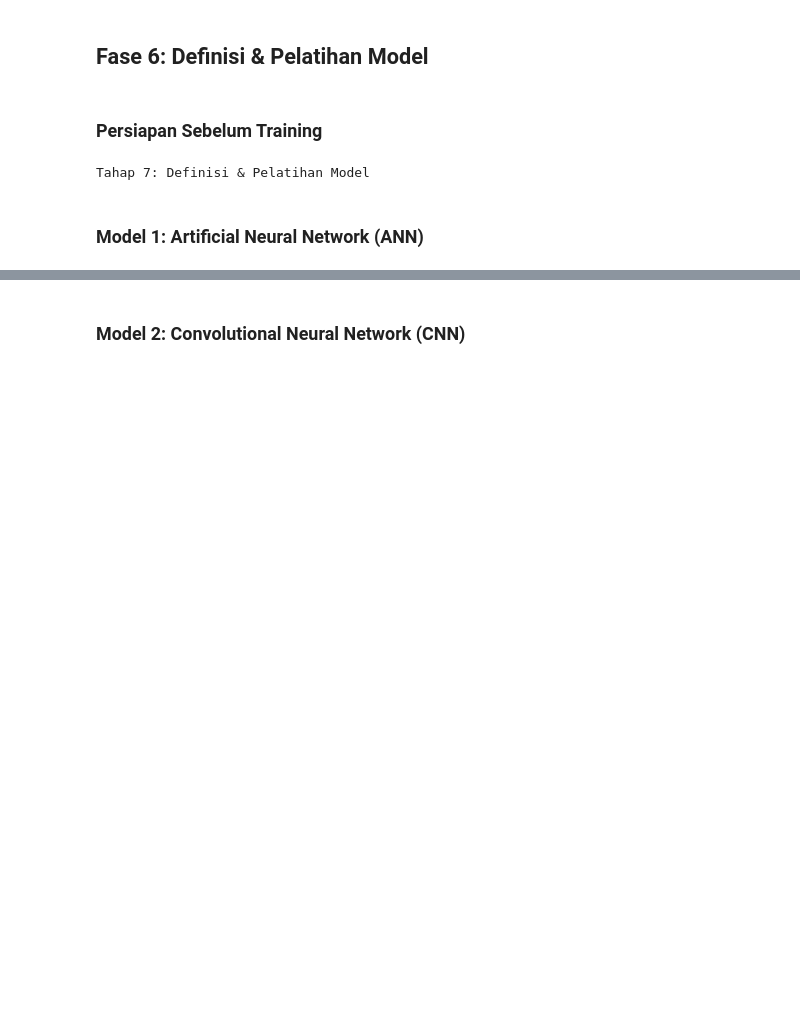
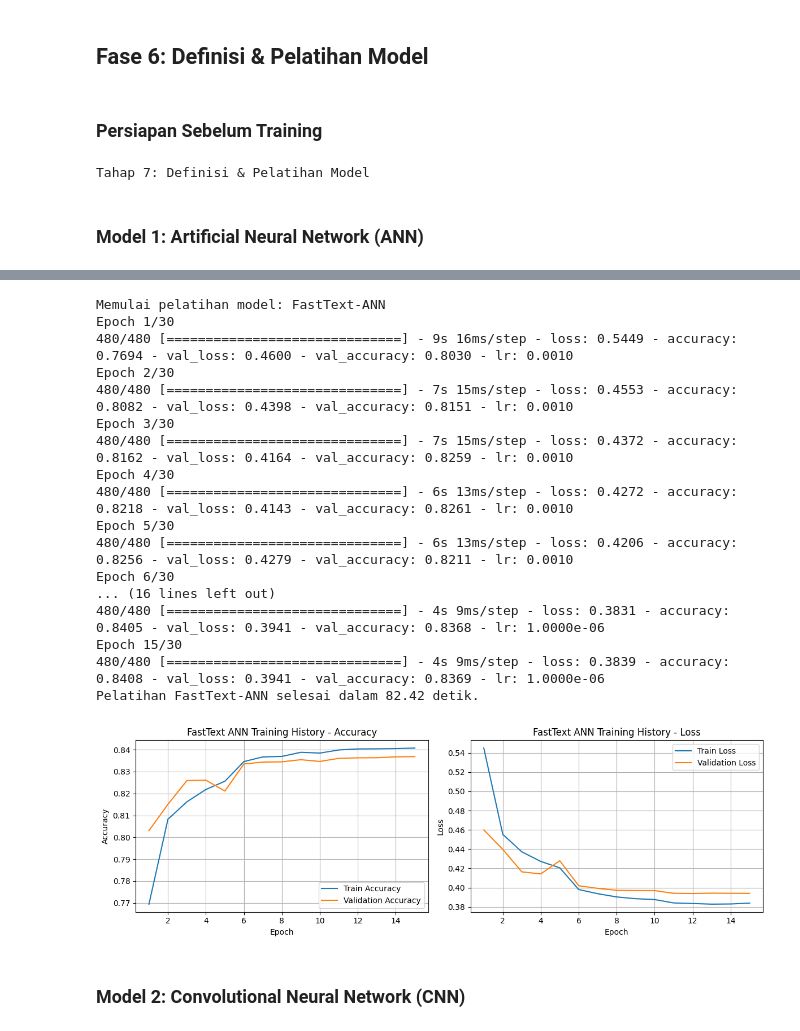
Before and after one commit to maybeitsai/coinbase-sentiment-analysis, a Jupyter notebook: sentiment-analysis.ipynb, the cells around one changed output, grey strips where cells are left out. Cells and saved outputs as stored; diff of their text form; code cells hidden in the pictures; blank space fills up the shorter version.

```diff
--- a/sentiment-analysis.ipynb
+++ b/sentiment-analysis.ipynb
@@ -586,14 +585,0 @@ EMBEDDING_DIM = 300
-# %%
-# Fungsi untuk mengunduh dan memuat model FastText
-def load_fasttext_model():
-    if not os.path.exists(FASTTEXT_MODEL_PATH):
-        print(f"Mengunduh model FastText...")
-        fasttext.util.download_model('en', if_exists='ignore')
-        os.rename('cc.en.300.bin', FASTTEXT_MODEL_PATH)
-
-    print(f"Memuat model FastText dari {FASTTEXT_MODEL_PATH}...")
-    ft_model = fasttext.load_model(FASTTEXT_MODEL_PATH)
-    return ft_model
-
-# Muat model FastText
-ft_model = load_fasttext_model()
@@ -849,2 +843,43 @@ KeyboardInterrupt:
+# %%
+# Latih model ANN
+print(f"\nMemulai pelatihan model: FastText-ANN")
+start_time_ann = time.time()
+
+history['fasttext_ann'] = model_tf_ann.fit(
+    X_train_pad, y_train,
+    epochs=EPOCHS_ANN,
+    batch_size=BATCH_SIZE_ANN,
+    validation_data=(X_val_pad, y_val),
+    callbacks=[
+        keras.callbacks.EarlyStopping(monitor='val_loss', patience=3, restore_best_weights=True),
+        keras.callbacks.ReduceLROnPlateau(monitor='val_loss', factor=0.1, patience=1, min_lr=1e-6)
+    ],
+    verbose=1 # Tampilkan progress per epoch
+)
+
+end_time_ann = time.time()
+print(f"Pelatihan FastText-ANN selesai dalam {end_time_ann - start_time_ann:.2f} detik.")
+
+# Plot hasil pelatihan ANN
+plot_history(history['fasttext_ann'], "FastText ANN Training History")
+# %% [output]
+Memulai pelatihan model: FastText-ANN
+Epoch 1/30
+480/480 [==============================] - 9s 16ms/step - loss: 0.5449 - accuracy: 0.7694 - val_loss: 0.4600 - val_accuracy: 0.8030 - lr: 0.0010
+Epoch 2/30
+480/480 [==============================] - 7s 15ms/step - loss: 0.4553 - accuracy: 0.8082 - val_loss: 0.4398 - val_accuracy: 0.8151 - lr: 0.0010
+Epoch 3/30
+480/480 [==============================] - 7s 15ms/step - loss: 0.4372 - accuracy: 0.8162 - val_loss: 0.4164 - val_accuracy: 0.8259 - lr: 0.0010
+Epoch 4/30
+480/480 [==============================] - 6s 13ms/step - loss: 0.4272 - accuracy: 0.8218 - val_loss: 0.4143 - val_accuracy: 0.8261 - lr: 0.0010
+Epoch 5/30
+480/480 [==============================] - 6s 13ms/step - loss: 0.4206 - accuracy: 0.8256 - val_loss: 0.4279 - val_accuracy: 0.8211 - lr: 0.0010
+Epoch 6/30
+... (16 lines left out)
+480/480 [==============================] - 4s 9ms/step - loss: 0.3831 - accuracy: 0.8405 - val_loss: 0.3941 - val_accuracy: 0.8368 - lr: 1.0000e-06
+Epoch 15/30
+480/480 [==============================] - 4s 9ms/step - loss: 0.3839 - accuracy: 0.8408 - val_loss: 0.3941 - val_accuracy: 0.8369 - lr: 1.0000e-06
+Pelatihan FastText-ANN selesai dalam 82.42 detik.
+[figure, added]
 # %% [markdown]
 ### Model 2: Convolutional Neural Network (CNN)
```
Also changed, not shown: parts of 36 cells of this notebook.
